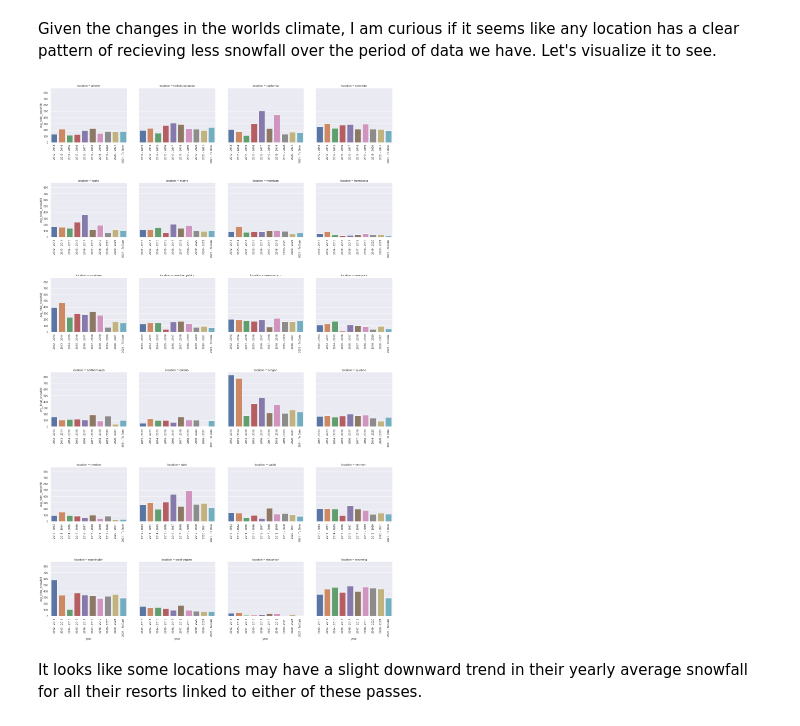
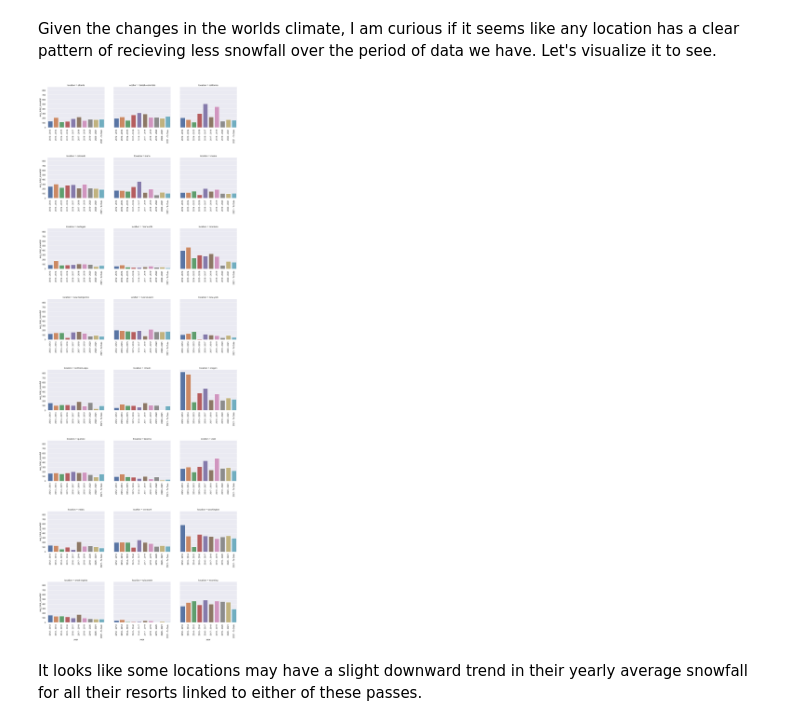
Before and after one commit to hinegra17/hinegra17, a Jupyter notebook: OnTheSnowProject/OnTheSnowSQL.ipynb, the cells around one changed output. Saved outputs shown, nothing was run; the diff lists cells and outputs as text; code cells hidden in the pictures.

```diff
--- a/OnTheSnowProject/OnTheSnowSQL.ipynb
+++ b/OnTheSnowProject/OnTheSnowSQL.ipynb
@@ -626,15 +626,15 @@ Average snowfall metrics by year and location:
 Given the changes in the worlds climate, I am curious if it seems like any location has a clear pattern of recieving less snowfall over the period of data we have. Let's visualize it to see.
 # %%
 g = sns.catplot(data = query, x = 'year', y  = 'avg_total_snowfall',
-										  col = 'location', kind = 'bar', col_wrap=4,
+										  col = 'location', kind = 'bar', col_wrap=3,
 										  sharex= False, dodge = False)
 for ax in g.axes:
 	for label in ax.get_xticklabels():
 		label.set_rotation(90)
 
 g.figure.subplots_adjust(hspace=.75);
 # %% [output]
-[figure, old version]
+[figure, new version]
 # %% [markdown]
 It looks like some locations may have a slight downward trend in their yearly average snowfall for all their resorts linked to either of these passes.
 # %% [markdown]
```
Also changed, not shown: parts of 5 cells of this notebook, 1 other file.
